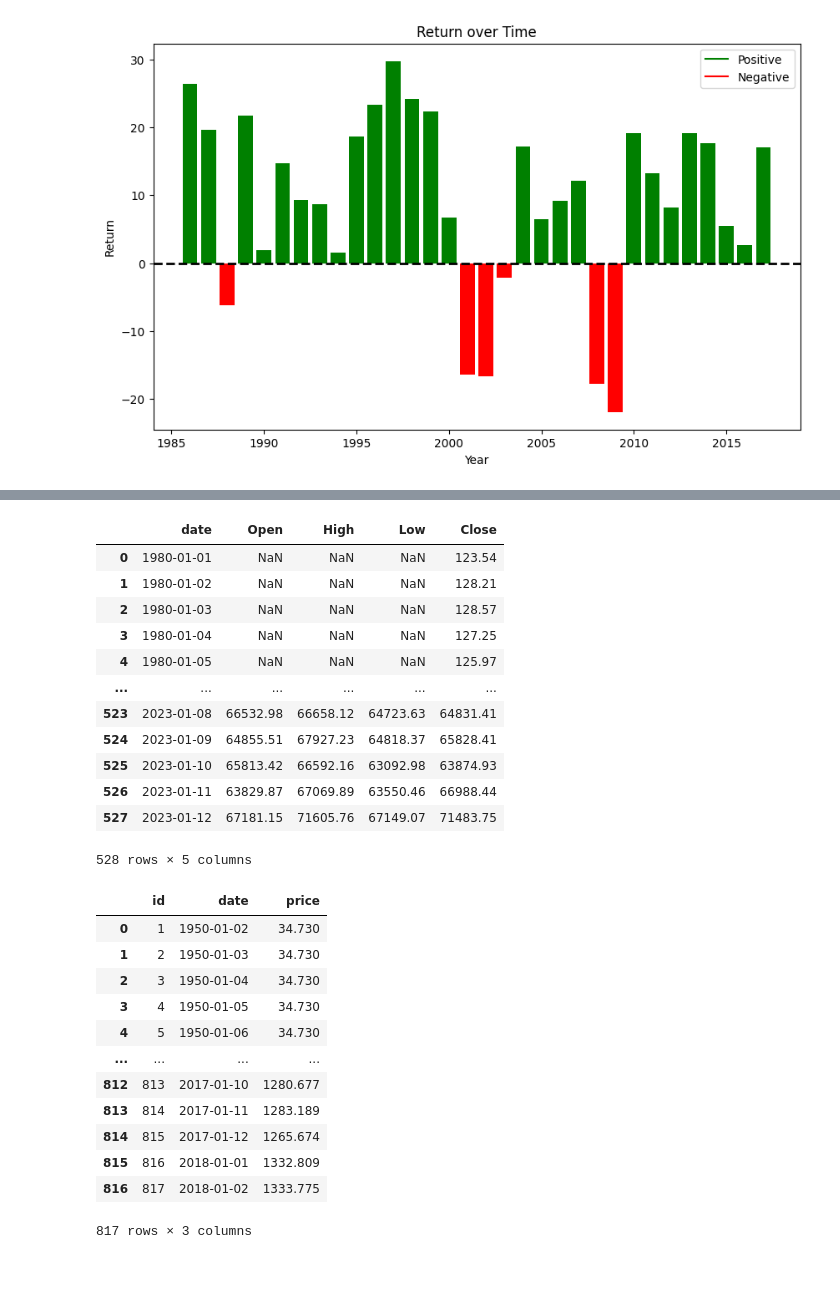
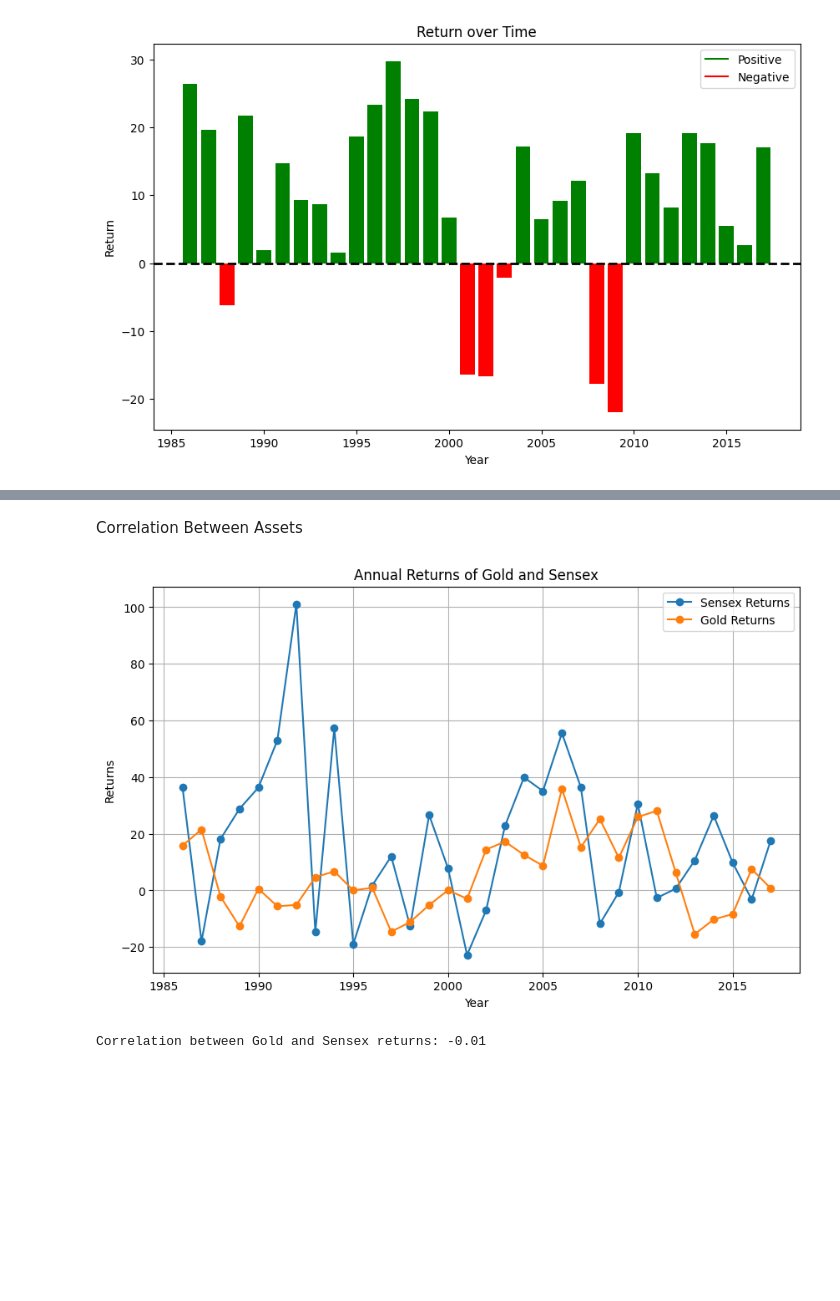
Before and after one commit to Yashraj2201/AssetPerformanceAnalysis, a Jupyter notebook: AssetsPerformanceAnalysis.ipynb, the cells around one changed output, grey strips where cells are left out. Cells and saved outputs as stored; diff of their text form; code cells hidden in the pictures; blank space fills up the shorter version.

```diff
--- a/AssetsPerformanceAnalysis.ipynb
+++ b/AssetsPerformanceAnalysis.ipynb
@@ -276,34 +260,27 @@ historical_SPData_df
-# %%
-historical_sensexData_df
-# %% [output]
-|  | date | Open | High | Low | Close |
-| 0 | 1980-01-01 | NaN | NaN | NaN | 123.54 |
-| 1 | 1980-01-02 | NaN | NaN | NaN | 128.21 |
-| 2 | 1980-01-03 | NaN | NaN | NaN | 128.57 |
-| 3 | 1980-01-04 | NaN | NaN | NaN | 127.25 |
-| 4 | 1980-01-05 | NaN | NaN | NaN | 125.97 |
-| ... | ... | ... | ... | ... | ... |
-| 523 | 2023-01-08 | 66532.98 | 66658.12 | 64723.63 | 64831.41 |
-| 524 | 2023-01-09 | 64855.51 | 67927.23 | 64818.37 | 65828.41 |
-| 525 | 2023-01-10 | 65813.42 | 66592.16 | 63092.98 | 63874.93 |
-| 526 | 2023-01-11 | 63829.87 | 67069.89 | 63550.46 | 66988.44 |
-| 527 | 2023-01-12 | 67181.15 | 71605.76 | 67149.07 | 71483.75 |
-528 rows × 5 columns
-# %%
-historical_goldData_df
-# %% [output]
-|  | id | date | price |
-| 0 | 1 | 1950-01-02 | 34.730 |
-| 1 | 2 | 1950-01-03 | 34.730 |
-| 2 | 3 | 1950-01-04 | 34.730 |
-| 3 | 4 | 1950-01-05 | 34.730 |
-| 4 | 5 | 1950-01-06 | 34.730 |
-| ... | ... | ... | ... |
-| 812 | 813 | 2017-01-10 | 1280.677 |
-| 813 | 814 | 2017-01-11 | 1283.189 |
-| 814 | 815 | 2017-01-12 | 1265.674 |
-| 815 | 816 | 2018-01-01 | 1332.809 |
-| 816 | 817 | 2018-01-02 | 1333.775 |
-817 rows × 3 columns
-# %% [markdown]
-#
+# %% [markdown]
+Correlation Between Assets
+# %%
+# Group by year and calculate the mean return for each asset
+sensexData_annual_returns = sensexData_annual_returns.groupby(['Year']).mean()
+gold_annual_returns = gold_annual_returns.groupby(['Year']).mean()
+
+#Plot the returns over years for Gold vs Sensex
+plt.figure(figsize=(10, 6))
+plt.plot(sensexData_annual_returns.index, sensexData_annual_returns['Return'], label='Sensex Returns', marker='o')
+plt.plot(gold_annual_returns.index, gold_annual_returns['Return'], label='Gold Returns', marker='o')
+# Plot the grid with different colors below and above 0
+
+plt.title('Annual Returns of Gold and Sensex')
+plt.xlabel('Year')
+plt.ylabel('Returns')
+plt.legend()
+plt.grid(True)
+plt.show()
+
+#calculating Correlation between Gold and S&P500
+
+correlation = gold_annual_returns['Return'].corr(sensexData_annual_returns['Return'])
+print(f'Correlation between Gold and Sensex returns: {correlation:.2f}')
+# %% [output]
+[figure, added]
+Correlation between Gold and Sensex returns: -0.01
```
Also changed, not shown: parts of 9 cells of this notebook.
